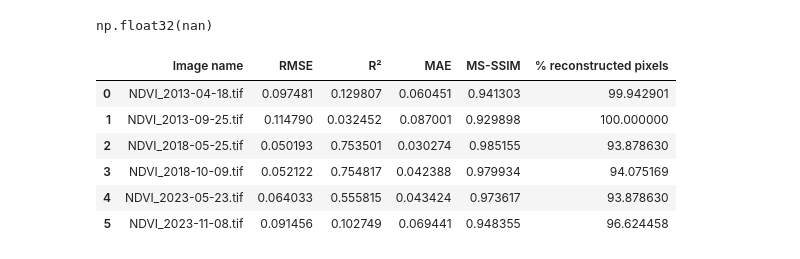
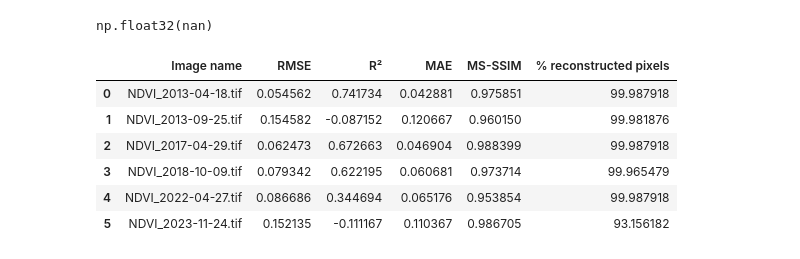
Before and after one commit to larasauser/master, a Jupyter notebook: metrics_soutenance.ipynb, the cells around one changed output. Drawn from its saved outputs; the diff is of its cells as text; code cells hidden in the pictures.

```diff
--- a/metrics_soutenance.ipynb
+++ b/metrics_soutenance.ipynb
@@ -303,13 +303,13 @@ from pyproj import Transformer, CRS
 import os
 
 # === Chemins ===
-gap_path = "/content/drive/MyDrive/NDVI_grancy_Landsat8_10/imputed/holes_real/NDVI_2018-10-09.tif"
-gt_path = "/content/drive/MyDrive/NDVI_grancy_Landsat8_10/imputed/NDVI_2018-10-09.tif"
-filled_path = "/content/drive/MyDrive/NDVI_grancy_Landsat8_10/imputed/holes_real/filled_nspi3/NDVI_2018-10-09.tif"
-ref_path = "/content/drive/MyDrive/NDVI_grancy_Landsat8_10/imputed/NDVI_2018-10-25.tif"
-gap_raw_dir = '/content/drive/MyDrive/ndvi_grancy_landsat_original/NDVI_2018-10-09.tif'
+gap_path = "/content/drive/MyDrive/NDVI_herens_Landsat8_10/imputed/holes_real/NDVI_2017-04-29.tif"
+gt_path = "/content/drive/MyDrive/NDVI_herens_Landsat8_10/imputed/NDVI_2017-04-29.tif"
+filled_path = "/content/drive/MyDrive/NDVI_herens_Landsat8_10/imputed/holes_real/filled_nspi3/NDVI_2017-04-29.tif"
+ref_path = "/content/drive/MyDrive/NDVI_herens_Landsat8_10/imputed/NDVI_2016-04-10.tif"
+gap_raw_dir = '/content/drive/MyDrive/ndvi_herens_landsat_original/NDVI_2017-04-29.tif'
 
-output_dir = '/content/drive/MyDrive/graph_sout/nspi_grancy'
+output_dir = '/content/drive/MyDrive/graph_sout_h/nspi_herens'
 os.makedirs(output_dir, exist_ok=True)
 
 # === Fonctions utilitaires ===
@@ -387,37 +387,37 @@ date = os.path.basename(gap_path).replace("NDVI_", "").replace(".tif", "")
 date1 = os.path.basename(ref_path).replace("NDVI_", "").replace(".tif", "")
 
 # === Figure ===
-fig, axs = plt.subplots(1, 5, figsize=(22, 4), constrained_layout=True)
+fig, axs = plt.subplots(1, 5, figsize=(18, 3), constrained_layout=True)
 
 # GAP
 im0 = axs[0].imshow(gap, cmap=ndvi_cmap, vmin=-1, vmax=1)
-axs[0].set_title(f"GAP – {date}", fontsize=18, fontweight="bold")
-axs[0].set_ylabel("Latitude", fontsize=16, fontweight="bold")
-axs[0].set_xlabel("Longitude", fontsize=16, fontweight="bold")
+axs[0].set_title(f"GAP – {date}", fontsize=16, fontweight="bold")
+axs[0].set_ylabel("Latitude", fontsize=14, fontweight="bold")
+axs[0].set_xlabel("Longitude", fontsize=14, fontweight="bold")
 add_coords_wgs84(axs[0], gap_meta, show_y=True)
 
 # GT
 im1 = axs[1].imshow(gt_res, cmap=ndvi_cmap, vmin=-1, vmax=1)
-axs[1].set_title("GT", fontsize=18, fontweight="bold")
-axs[1].set_xlabel("Longitude", fontsize=16, fontweight="bold")
+axs[1].set_title("GT", fontsize=16, fontweight="bold")
+axs[1].set_xlabel("Longitude", fontsize=14, fontweight="bold")
 add_coords_wgs84(axs[1], gap_meta, show_y=True)
 
 # RE
 im2 = axs[2].imshow(filled_res, cmap=ndvi_cmap, vmin=-1, vmax=1)
-axs[2].set_title("RE", fontsize=18, fontweight="bold")
-axs[2].set_xlabel("Longitude", fontsize=16, fontweight="bold")
+axs[2].set_title("RE", fontsize=16, fontweight="bold")
+axs[2].set_xlabel("Longitude", fontsize=14, fontweight="bold")
 add_coords_wgs84(axs[2], gap_meta, show_y=True)
 
 # REF (nouveau panneau)
 im3 = axs[3].imshow(ref_res, cmap=ndvi_cmap, vmin=-1, vmax=1)
-axs[3].set_title(f"REF - {date1}", fontsize=18, fontweight="bold")
-axs[3].set_xlabel("Longitude", fontsize=16, fontweight="bold")
+axs[3].set_title(f"REF - {date1}", fontsize=16, fontweight="bold")
+axs[3].set_xlabel("Longitude", fontsize=14, fontweight="bold")
 add_coords_wgs84(axs[3], gap_meta, show_y=True)
 
 # ERREUR
 im4 = axs[4].imshow(err, cmap="RdYlGn", norm=norm)
-axs[4].set_title("ERR (GT − RE)", fontsize=18, fontweight="bold")
-axs[4].set_xlabel("Longitude", fontsize=16, fontweight="bold")
+axs[4].set_title("ERR (GT − RE)", fontsize=16, fontweight="bold")
+axs[4].set_xlabel("Longitude", fontsize=14, fontweight="bold")
 add_coords_wgs84(axs[4], gap_meta, show_y=True)
 
 # === Colorbars ===
@@ -458,11 +458,10 @@ import piq
 from glob import glob
 
 # === Dossiers ===
-hole_dir = '/content/drive/MyDrive/Whitt/NDVI_grancy_Landsat8_hole'
-gt_dir = '/content/drive/MyDrive/Whitt/NDVI_grancy_full'
-recon_dir = '/content/drive/MyDrive/NDVI_grancy_Landsat8_10/imputed/holes_real/filled_baseline'
-
-gap_raw_dir = '/content/drive/MyDrive/ndvi_grancy_landsat_original'
+hole_dir = '/content/drive/MyDrive/Whitt/NDVI_herens_Landsat8_hole'
+gt_dir = '/content/drive/MyDrive/Whitt/NDVI_herens_full'
+recon_dir = '/content/drive/MyDrive/Whitt/egfwh_herens_outputs_optim1'
+gap_raw_dir = '/content/drive/MyDrive/ndvi_herens_landsat_original'
 
 
 # === Liste des fichiers ===
@@ -548,36 +547,36 @@ for hole_path in hole_files:
 
     # Lecture GT (matching date)
     gt_path = [f for f in gt_files if date_str in os.path.basename(f)][0]
     gt_img, gt_meta = read_tif_with_meta(gt_path)
     gt_resampled = resample_to_match(gt_img, gt_meta, hole_meta)
 
 
     # Lecture reconstruction (matching date = nouveau nom)
     recon_path = [f for f in recon_files if date_str in os.path.basename(f)][0]
     recon_img, recon_meta = read_tif_with_meta(recon_path)
     recon_resampled = resample_to_match(recon_img, recon_meta, hole_meta)
 
     #lecture gap_raw, truc pas imputé original
     gap_raw_path = [f for f in gap_raw if date_str in os.path.basename(f)][0]
     gap_raw_img, gap_raw_meta = read_tif_with_meta(gap_raw_path)
     gap_raw_resampled = resample_to_match(gap_raw_img, gap_raw_meta, hole_meta)
 
     # Mask trous
     gap_mask = np.isnan(hole_img)
 
     # Calcul metrics
     df = evaluate_metrics(gt_resampled, recon_resampled, gap_mask, fname)
     all_results.append(df)
 
 # Table finale
 metrics_table = pd.concat(all_results, ignore_index=True)
 metrics_table
 #df
 # %% [output]
 |  | Image name | RMSE | R² | MAE | MS-SSIM | % reconstructed pixels |
-| 0 | NDVI_2013-04-18.tif | 0.097481 | 0.129807 | 0.060451 | 0.941303 | 99.942901 |
-| 1 | NDVI_2013-09-25.tif | 0.114790 | 0.032452 | 0.087001 | 0.929898 | 100.000000 |
-| 2 | NDVI_2018-05-25.tif | 0.050193 | 0.753501 | 0.030274 | 0.985155 | 93.878630 |
-| 3 | NDVI_2018-10-09.tif | 0.052122 | 0.754817 | 0.042388 | 0.979934 | 94.075169 |
-| 4 | NDVI_2023-05-23.tif | 0.064033 | 0.555815 | 0.043424 | 0.973617 | 93.878630 |
-| 5 | NDVI_2023-11-08.tif | 0.091456 | 0.102749 | 0.069441 | 0.948355 | 96.624458 |
+| 0 | NDVI_2013-04-18.tif | 0.054562 | 0.741734 | 0.042881 | 0.975851 | 99.987918 |
+| 1 | NDVI_2013-09-25.tif | 0.154582 | -0.087152 | 0.120667 | 0.960150 | 99.981876 |
+| 2 | NDVI_2017-04-29.tif | 0.062473 | 0.672663 | 0.046904 | 0.988399 | 99.987918 |
+| 3 | NDVI_2018-10-09.tif | 0.079342 | 0.622195 | 0.060681 | 0.973714 | 99.965479 |
+| 4 | NDVI_2022-04-27.tif | 0.086686 | 0.344694 | 0.065176 | 0.953854 | 99.987918 |
+| 5 | NDVI_2023-11-24.tif | 0.152135 | -0.111167 | 0.110367 | 0.986705 | 93.156182 |
```
Also changed, not shown: parts of 2 cells of this notebook.
